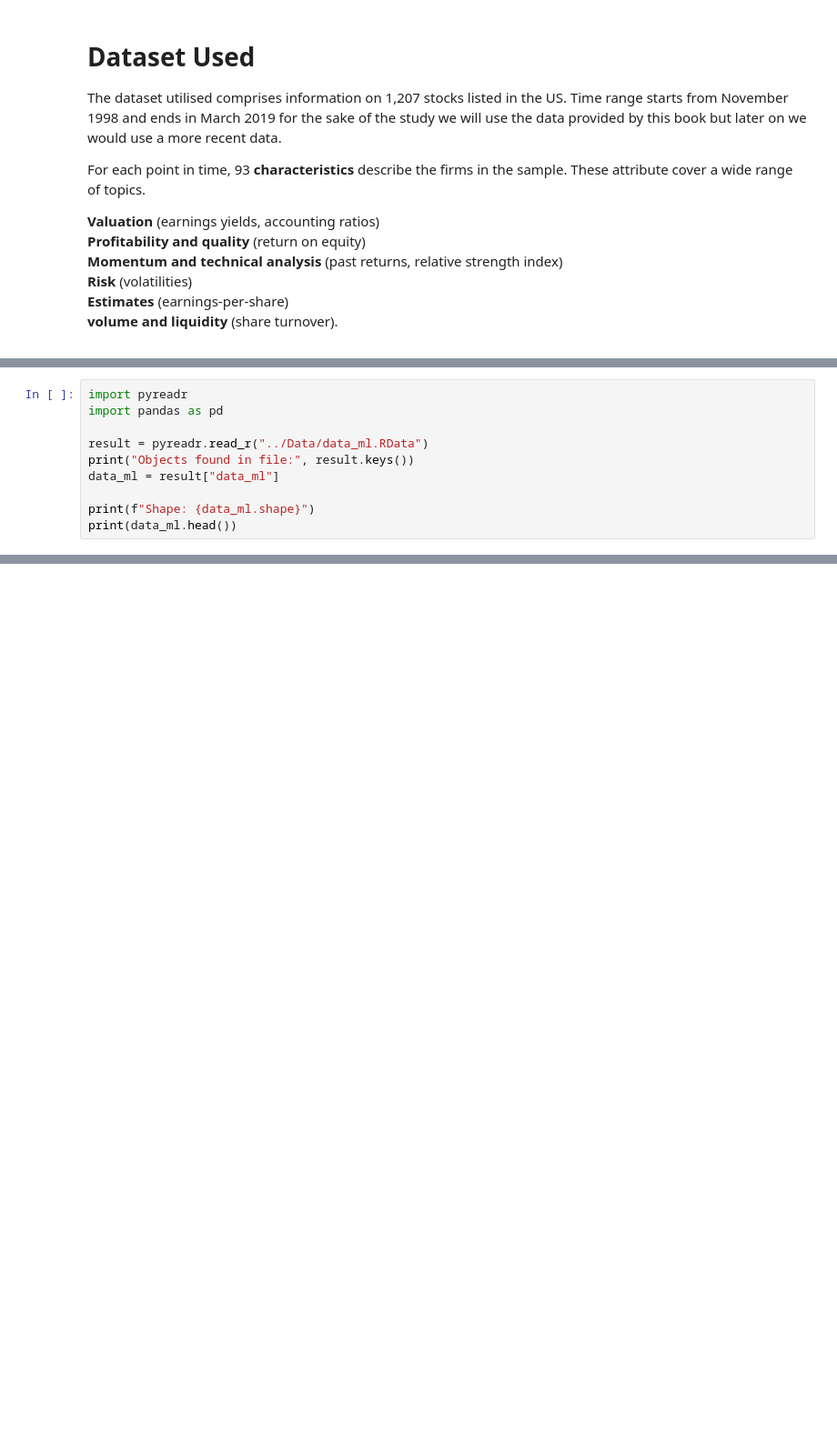
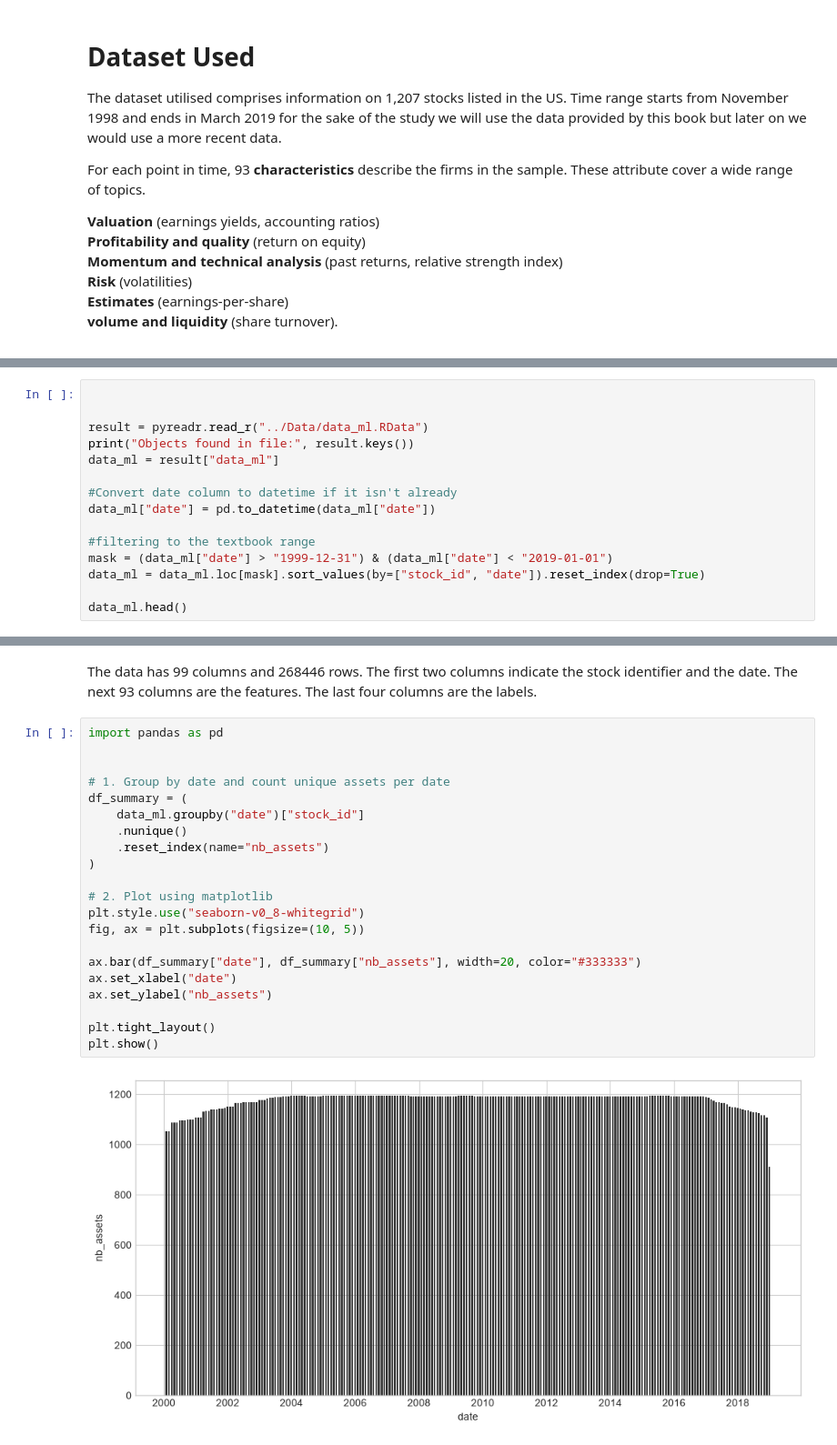
Before and after one commit to David-Ogunsanya/Machine_Learnig_Investing, a Jupyter notebook: ML_journey/ml_work_part_1.ipynb, the cells around one changed output, grey strips where cells are left out. Shown at 91% size. Saved outputs shown, nothing was run; the diff lists cells and outputs as text; blank space fills up the shorter version.

```diff
--- a/ML_journey/ml_work_part_1.ipynb
+++ b/ML_journey/ml_work_part_1.ipynb
@@ -18,12 +23,17 @@
 # %%
-import pyreadr
-import pandas as pd
+
 
 result = pyreadr.read_r("../Data/data_ml.RData")
 print("Objects found in file:", result.keys())
 data_ml = result["data_ml"]
 
-print(f"Shape: {data_ml.shape}")
-print(data_ml.head())
+#Convert date column to datetime if it isn't already
+data_ml["date"] = pd.to_datetime(data_ml["date"])
+
+#filtering to the textbook range
+mask = (data_ml["date"] > "1999-12-31") & (data_ml["date"] < "2019-01-01")
+data_ml = data_ml.loc[mask].sort_values(by=["stock_id", "date"]).reset_index(drop=True)
+
+data_ml.head()
 # %% [output]
 Objects found in file: odict_keys(['data_ml'])
@@ -45,0 +47,25 @@ Shape: (283380, 99)
+# %% [markdown]
+<p>The data has 99 columns and 268446 rows. The first two columns indicate the stock identifier and the date. The next 93 columns are the features. The last four columns are the labels.</p>
+# %%
+import pandas as pd
+
+
+# 1. Group by date and count unique assets per date
+df_summary = (
+    data_ml.groupby("date")["stock_id"]
+    .nunique()
+    .reset_index(name="nb_assets")
+)
+
+# 2. Plot using matplotlib
+plt.style.use("seaborn-v0_8-whitegrid")
+fig, ax = plt.subplots(figsize=(10, 5))
+
+ax.bar(df_summary["date"], df_summary["nb_assets"], width=20, color="#333333")
+ax.set_xlabel("date")
+ax.set_ylabel("nb_assets")
+
+plt.tight_layout()
+plt.show()
+# %% [output]
+[figure, added]
```
Also changed, not shown: parts of 10 cells of this notebook.
